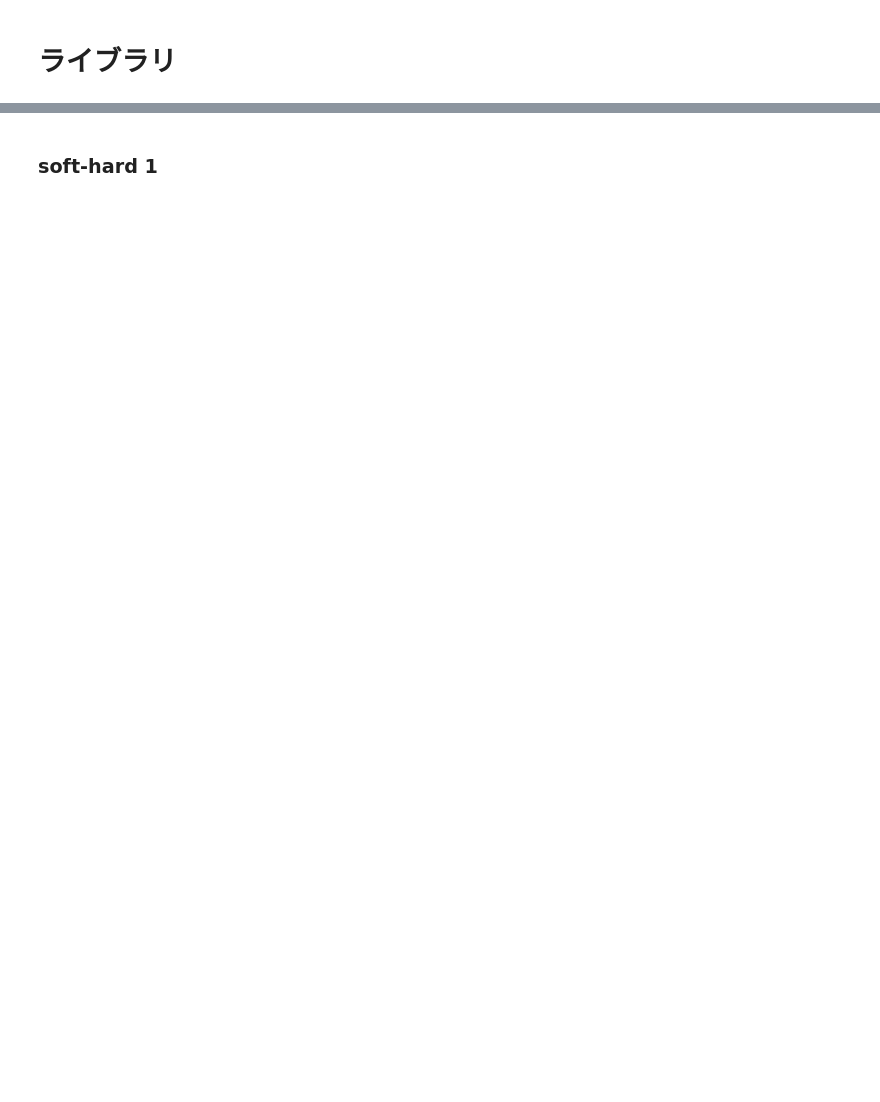
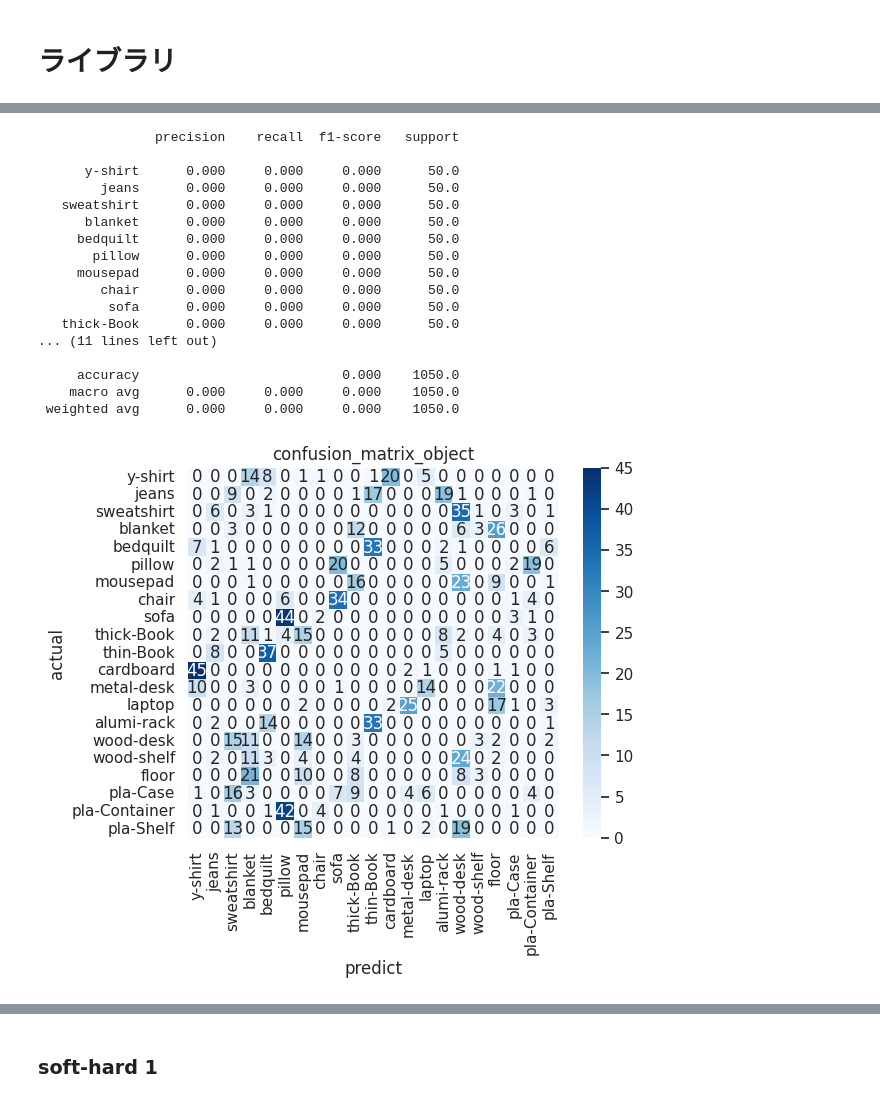
Before and after one commit to nish247/CNN_contact-obj, a Jupyter notebook: main.ipynb, the cells around one changed output, grey strips where cells are left out. Saved outputs shown, nothing was run; the diff lists cells and outputs as text; code cells hidden in the pictures; blank space fills up the shorter version.

```diff
--- a/main.ipynb
+++ b/main.ipynb
@@ -1587,0 +480,31 @@ Error:
+# %%
+def Eval_svm_LOOO(subject,trainDataset,labelDataset,target,save):
+    #機械学習アルゴリズムの選択
+    model = svm.SVC(kernel="linear",C =0.01,random_state = 0)
+
+    #10分割交差検証
+    folds = 21 #分割数
+    stratifiedkfold = KFold(n_splits=folds, shuffle=False) #10分割交差検証のパラメータ定義
+
+    pred = cross_val_predict(model, trainDataset,labelDataset, cv=stratifiedkfold)
+
+    #classification_reportの作成
+    report = classification_report(labelDataset, pred,digits=3,target_names=target)
+    print(report)
+
+    #混同行列の作成
+    cm = confusion_matrix(y_true=labelDataset,y_pred=pred)
+    p = sns.heatmap(cm, square=True, cbar=True, annot=True,cmap='Blues',fmt="d",
+                    label=target,
+                    xticklabels=target,
+                    yticklabels=target)
+    title = "confusion_matrix_"+subject
+    plt.title(title)
+    plt.xlabel('predict')
+    plt.ylabel('actual')
+
+    #保存設定
+    if save == True:
+        plt.savefig('data/output_data/'+title+'.pdf', bbox_inches='tight')
+        with open('data/output_data/eval_report_'+subject+'.pdf','w') as f:
+            print(report)
@@ -1587,0 +540,27 @@ Error:
+# %%
+Eval_svm_LOOO(
+    "object",
+    Dataset_mfcc.iloc[:,1:num_feature],
+    Dataset_mfcc.obj,
+    objLabel,
+    False
+    )
+# %% [output]
+               precision    recall  f1-score   support
+
+      y-shirt      0.000     0.000     0.000      50.0
+        jeans      0.000     0.000     0.000      50.0
+   sweatshirt      0.000     0.000     0.000      50.0
+      blanket      0.000     0.000     0.000      50.0
+     bedquilt      0.000     0.000     0.000      50.0
+       pillow      0.000     0.000     0.000      50.0
+     mousepad      0.000     0.000     0.000      50.0
+        chair      0.000     0.000     0.000      50.0
+         sofa      0.000     0.000     0.000      50.0
+   thick-Book      0.000     0.000     0.000      50.0
+... (11 lines left out)
+
+     accuracy                          0.000    1050.0
+    macro avg      0.000     0.000     0.000    1050.0
+ weighted avg      0.000     0.000     0.000    1050.0
+[figure, added]
```
Also changed, not shown: parts of 145 cells of this notebook, 4 other files.
